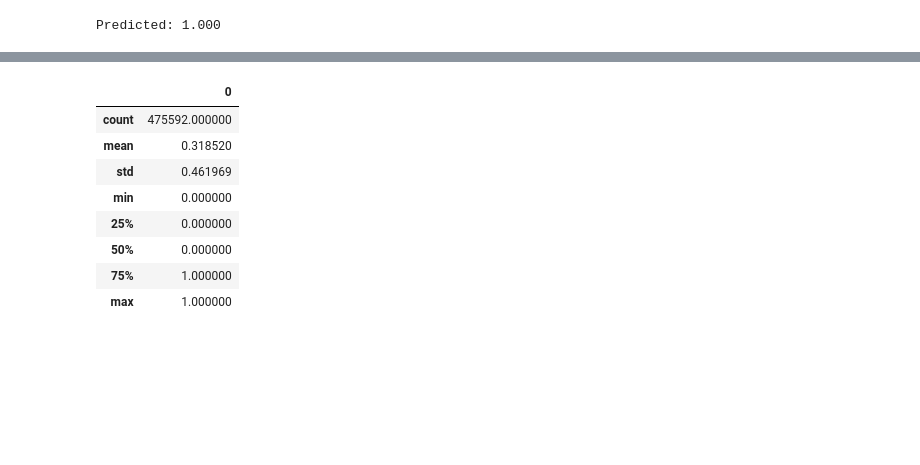
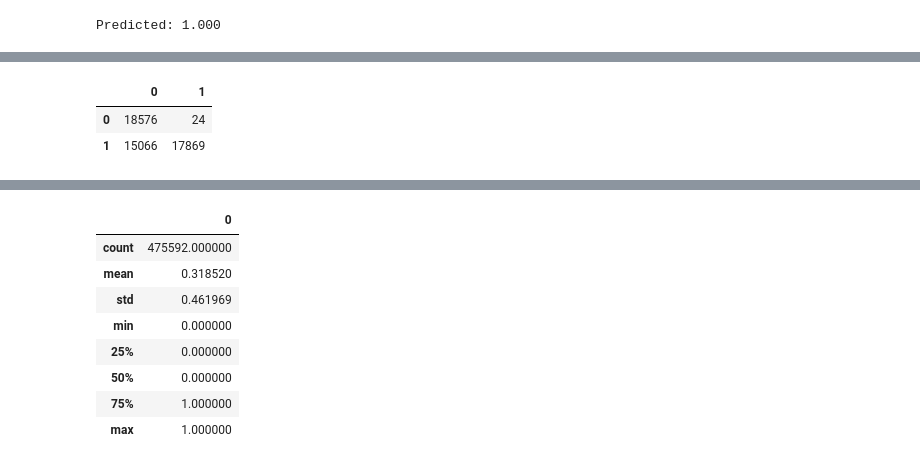
Before and after one commit to herrfeder/AI_Cybersecurity_IDS_PoC, a Jupyter notebook: analysis/NN/NN-autoKears-check.ipynb, the cells around one changed output, grey strips where cells are left out. Saved outputs shown, nothing was run; the diff lists cells and outputs as text; code cells hidden in the pictures; blank space fills up the shorter version.

```diff
--- a/analysis/NN/NN-autoKears-check.ipynb
+++ b/analysis/NN/NN-autoKears-check.ipynb
@@ -248,0 +305,8 @@ array([[1.],
+# %%
+testtest = pd.DataFrame()
+# %%
+testtest
+# %% [output]
+|  | 0 | 1 |
+| 0 | 18576 | 24 |
+| 1 | 15066 | 17869 |
```
Also changed, not shown: parts of 15 cells of this notebook, 5 other files.
